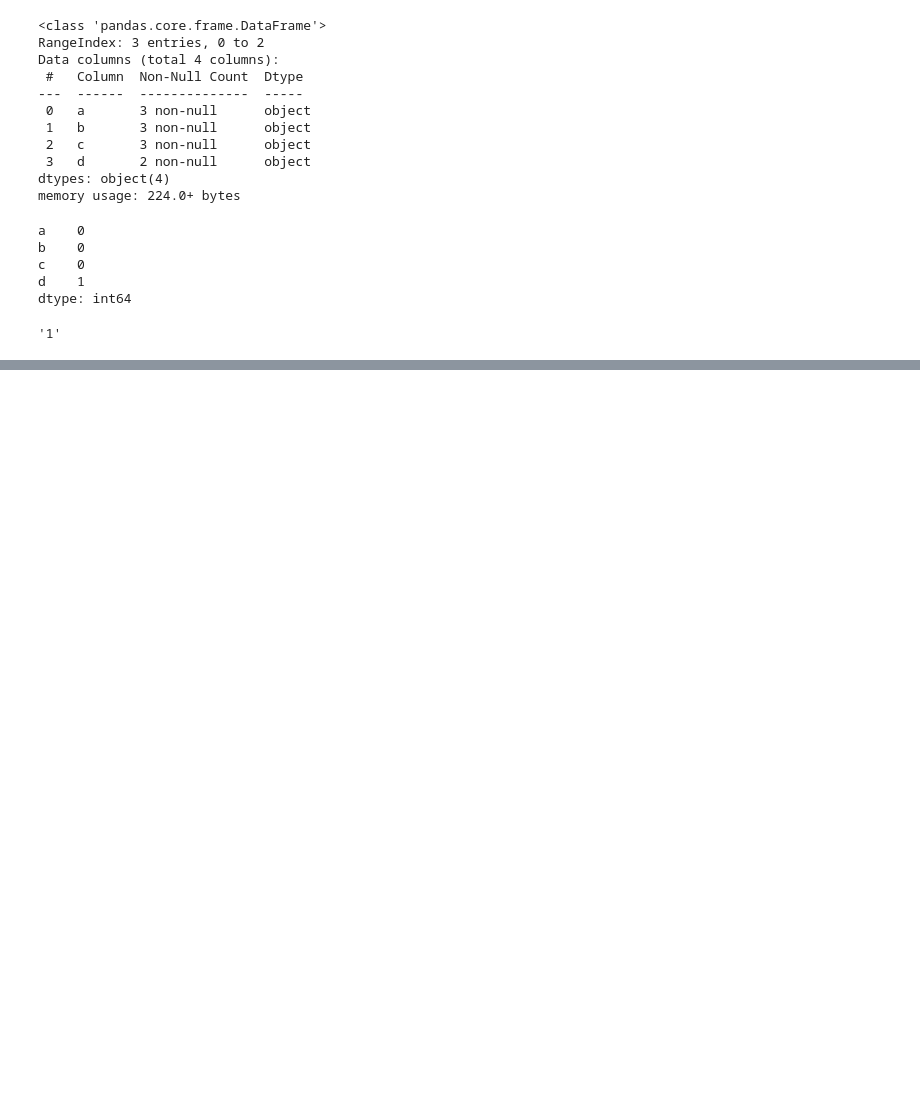
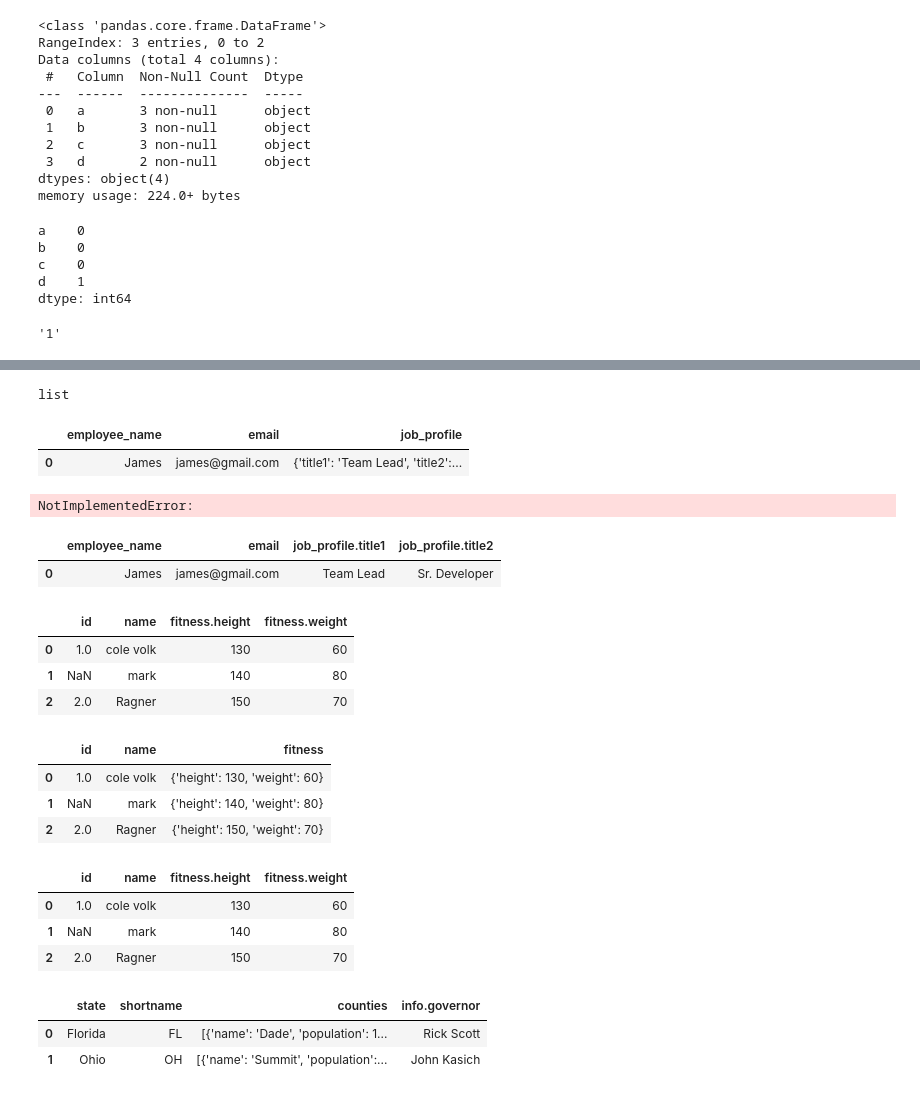
Before and after one commit to ramanath-naik/machine_learning, a Jupyter notebook: pandas.ipynb, the cells around one changed output, grey strips where cells are left out. Saved outputs shown, nothing was run; the diff lists cells and outputs as text; code cells hidden in the pictures; blank space fills up the shorter version.

```diff
--- a/pandas.ipynb
+++ b/pandas.ipynb
@@ -278,0 +371,59 @@ df['a'][0]
+# %%
+type(data)
+# %% [output]
+list
+# %%
+pd.read_json(data)
+# %% [output]
+|  | employee_name | email | job_profile |
+| 0 | James | james@gmail.com | {'title1': 'Team Lead', 'title2':... |
+# %%
+pd.json_normalize(data1)
+# %% [output]
+NotImplementedError:
+# %%
+pd.json_normalize(data)
+# %% [output]
+|  | employee_name | email | job_profile.title1 | job_profile.title2 |
+| 0 | James | james@gmail.com | Team Lead | Sr. Developer |
+# %%
+data = [
+  {
+    "id":1,
+    "name":"cole volk",
+    "fitness":{"height":130,"weight":60}
+  },
+  {
+    "name":"mark",
+    "fitness":{"height":140,"weight":80}
+  },
+  {
+    "id":2,
+    "name":"Ragner",
+    "fitness":{"height":150,"weight":70}
+  },
+
+]
+# %%
+pd.json_normalize(data)
+# %% [output]
+|  | id | name | fitness.height | fitness.weight |
+| 0 | 1.0 | cole volk | 130 | 60 |
+| 1 | NaN | mark | 140 | 80 |
+| 2 | 2.0 | Ragner | 150 | 70 |
+# %%
+#only shows the top level data
+pd.json_normalize(data, max_level=0)
+# %% [output]
+|  | id | name | fitness |
+| 0 | 1.0 | cole volk | {'height': 130, 'weight': 60} |
+| 1 | NaN | mark | {'height': 140, 'weight': 80} |
+| 2 | 2.0 | Ragner | {'height': 150, 'weight': 70} |
+# %%
+#going to one more nested level
+pd.json_normalize(data, max_level=1)
+# %% [output]
+|  | id | name | fitness.height | fitness.weight |
+| 0 | 1.0 | cole volk | 130 | 60 |
+| 1 | NaN | mark | 140 | 80 |
+| 2 | 2.0 | Ragner | 150 | 70 |
@@ -278,0 +452,7 @@ df['a'][0]
+# %%
+#it will not recognise inner list as seperate key value pair dictionary
+pd.json_normalize(data)
+# %% [output]
+|  | state | shortname | counties | info.governor |
+| 0 | Florida | FL | [{'name': 'Dade', 'population': 1... | Rick Scott |
+| 1 | Ohio | OH | [{'name': 'Summit', 'population':... | John Kasich |
```
Also changed, not shown: parts of 25 cells of this notebook.
